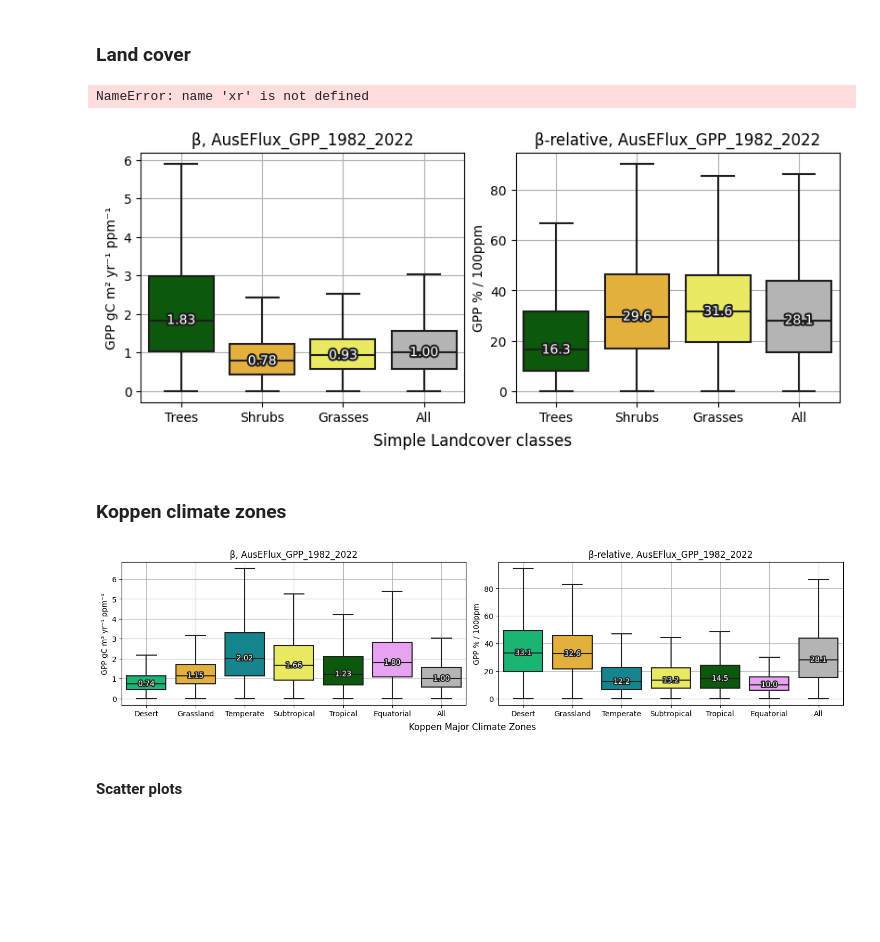
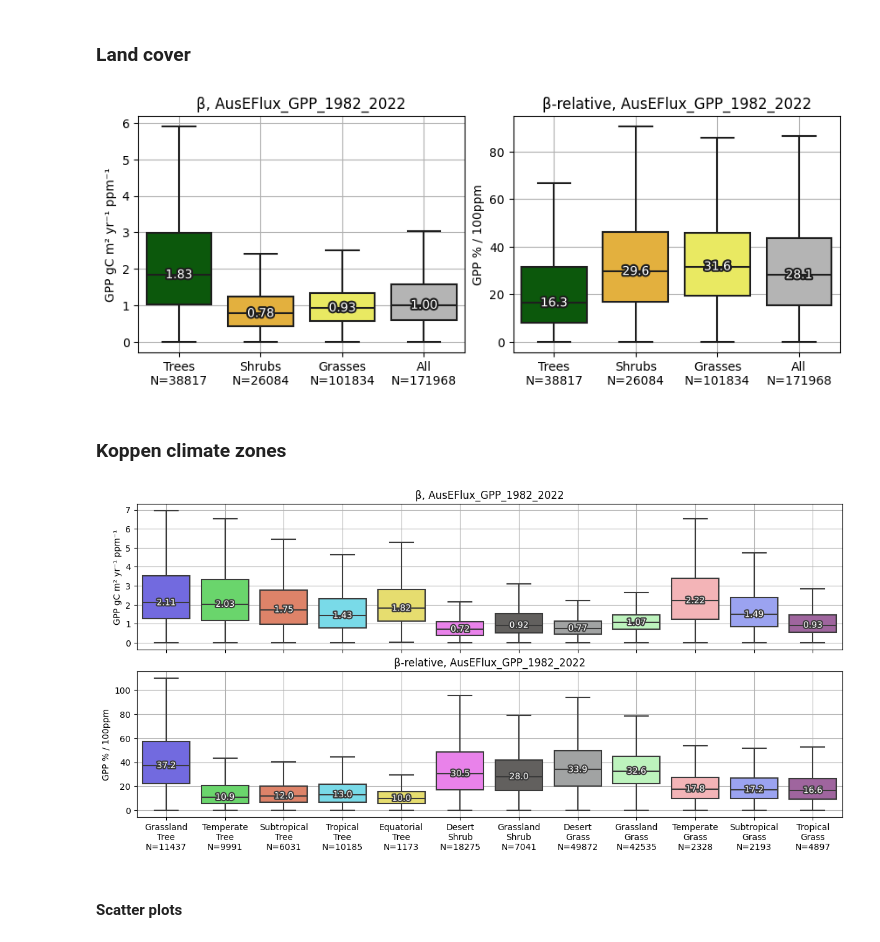
Before and after one commit to cbur24/Aus_CO2_fertilisation, a Jupyter notebook: notebooks/4_Summarise_beta_coefficients.ipynb, the cells around one changed output. Drawn from its saved outputs; the diff is of its cells as text; code cells hidden in the pictures; blank space fills up the shorter version.

Commit message:
stratify by lc+climate

```diff
--- a/notebooks/4_Summarise_beta_coefficients.ipynb
+++ b/notebooks/4_Summarise_beta_coefficients.ipynb
@@ -57,12 +57,12 @@ mi = mi.rename('P:PET')
 mi = xr.where(mi>5, 5, mi) #remove extreme values
 mi = xr.where(mi<0, 0, mi)
 
-# NDVI data for masking very low ndvi values
+# NDVI data for masking very low ndvi areas
 ds_path = f'/g/data/os22/chad_tmp/AusENDVI/results/publication/AusENDVI-clim_MCD43A4_gapfilled_1982_2022_0.2.0.nc'
 ds = assign_crs(xr.open_dataset(ds_path), crs='EPSG:4326')
 ds = ds.rename({'AusENDVI_clim_MCD43A4':'NDVI'})
 ds = ds['NDVI'].mean('time')
-low_ndvi = xr.where(ds<0.125, 1, 0)
+low_ndvi = xr.where(ds<0.15, 1, 0)
 # %% [markdown]
 ### Masking
 # %%
@@ -170,11 +169,8 @@ for y_var in y_vars:
 Create box plots so we can compare across datasets, environments etc.
 # %% [markdown]
 ### Land cover
-# %%
-lc = xr.open_dataarray('/g/data/os22/chad_tmp/Aus_phenology/data/ESA_WorldCover_processed.nc').drop_vars('band')
-# %% [output]
-NameError: name 'xr' is not defined
 # %%
+lc = xr.open_dataarray('/g/data/os22/chad_tmp/Aus_phenology/data/ESA_WorldCover_processed.nc').drop_vars('band')
 lc_names = {
     1:'Trees',
     2:'Shrubs',
@@ -199,6 +195,10 @@ simple_classes_to_plot = [1,2,3]
 
 beta_lc = extract_vars(p_beta, 'beta', simple_classes_to_plot, lc, lc_names)
 beta_relative_lc = extract_vars(p_beta, 'beta_relative', simple_classes_to_plot, lc, lc_names)
+
+## add number of non-nan samples to column name
+beta_lc.columns =  [f'{col}\nN={count}' for col, count in zip(beta_lc.columns, beta_lc.count().values)]
+beta_relative_lc.columns =  [f'{col}\nN={count}' for col, count in zip(beta_relative_lc.columns, beta_relative_lc.count().values)]
 # %%
 import matplotlib.patheffects as path_effects
 
@@ -231,37 +231,38 @@ def add_median_labels(ax: plt.Axes, fmt: str = ".1f") -> None:
 dd = [beta_lc, beta_relative_lc]
 names=['beta', 'beta_relative']
 
 categories =['tree', 'shrub', 'grass', 'all'] # 'sparse',
 colours = ['#006400', '#ffbb22', '#ffff4c', '#b4b4b4'] # '#b4b4b4',
 cmap = LinearSegmentedColormap.from_list("landcover_cmap", colours, N=len(colours))
 
 flierprops = dict(markerfacecolor='0.75', markersize=3, linestyle='none')
-fig,axes=plt.subplots(1,2, figsize=(8,3.5), layout='constrained', sharex=True)# sharey='row' #
+fig,axes=plt.subplots(1,2, figsize=(8.5,3.5), layout='constrained', sharex=True)# sharey='row' #
 
 for d,n,ax in zip(dd,names,axes.ravel()):
 
     if "relative" not in n:
         title=f'\u03B2, {data_product}'
         label=units
         if 'NDVI' in data_product:
             fmt = ".4f"
         else:
             fmt=".2f"
     else:
         title=f'\u03B2-relative, {data_product}'
         label=units_relative
         fmt = ".1f"
 
-    sb.boxplot(d, ax=ax, palette=colours,linewidth=1.5, showfliers=False) #
+    # d.columns = [f'{col}\nN={count}' for col, count in zip(d.columns, d.count().values)]
+    sb.boxplot(d, ax=ax, palette=colours, linewidth=1.5, showfliers=False) #
     ax.set_title(title)
     ax.set_ylabel(label, fontsize=10)
     ax.grid()
     add_median_labels(ax, fmt=fmt)
-fig.supxlabel('Simple Landcover classes')
+fig.supxlabel(None)
 fig.savefig(f'{base}results/figs/beta_landcover_boxplots_{data_product}.png',
             bbox_inches='tight', dpi=300)
 # %% [output]
-[figure, old version]
+[figure, new version]
 # %% [markdown]
 ### Koppen climate zones
 # %%
@@ -285,12 +301,11 @@ beta_relative_koppen = extract_vars(p_beta, 'beta_relative', koppen_classes_to_p
 dd = [beta_koppen, beta_relative_koppen]
 names=['beta', 'beta_relative']
 
-categories =['Desert', 'Grassland', 'Temperate', 'Subtropical', 'Tropical', 'Equatorial', 'all']
-colours = ['#00cf75' ,  '#ffbb22',   '#0096a0',     '#ffff4c',  '#006400'  ,   '#f096ff', '#b4b4b4']#  '#0096a0', '#00cf75',  '#ffff4c'
-cmap = LinearSegmentedColormap.from_list("landcover_cmap", colours, N=len(colours))
+colours = distinctipy.get_colors(len(categories), pastel_factor=0.5, rng=2)
+cmap = LinearSegmentedColormap.from_list("cwc", colours, N=len(categories))
 
 flierprops = dict(markerfacecolor='0.75', markersize=3, linestyle='none')
-fig,axes=plt.subplots(1,2, figsize=(14,3.5), layout='constrained', sharex=True)# sharey='row' #
+fig,axes=plt.subplots(2,1, figsize=(12,6), layout='constrained', sharex=True)# sharey='row' #
 
 for d,n,ax in zip(dd,names,axes.ravel()):
 
@@ -311,8 +326,8 @@ for d,n,ax in zip(dd,names,axes.ravel()):
     ax.set_ylabel(label, fontsize=10)
     ax.grid()
     add_median_labels(ax, fmt=fmt)
-fig.supxlabel('Koppen Major Climate Zones')
+fig.supxlabel(None)
 fig.savefig(f'{base}results/figs/beta_koppen_boxplots_{data_product}.png',
             bbox_inches='tight', dpi=300)
 # %% [output]
-[figure, old version]
+[figure, new version]
```
Also changed, not shown: parts of 6 cells of this notebook, 7 other files.
